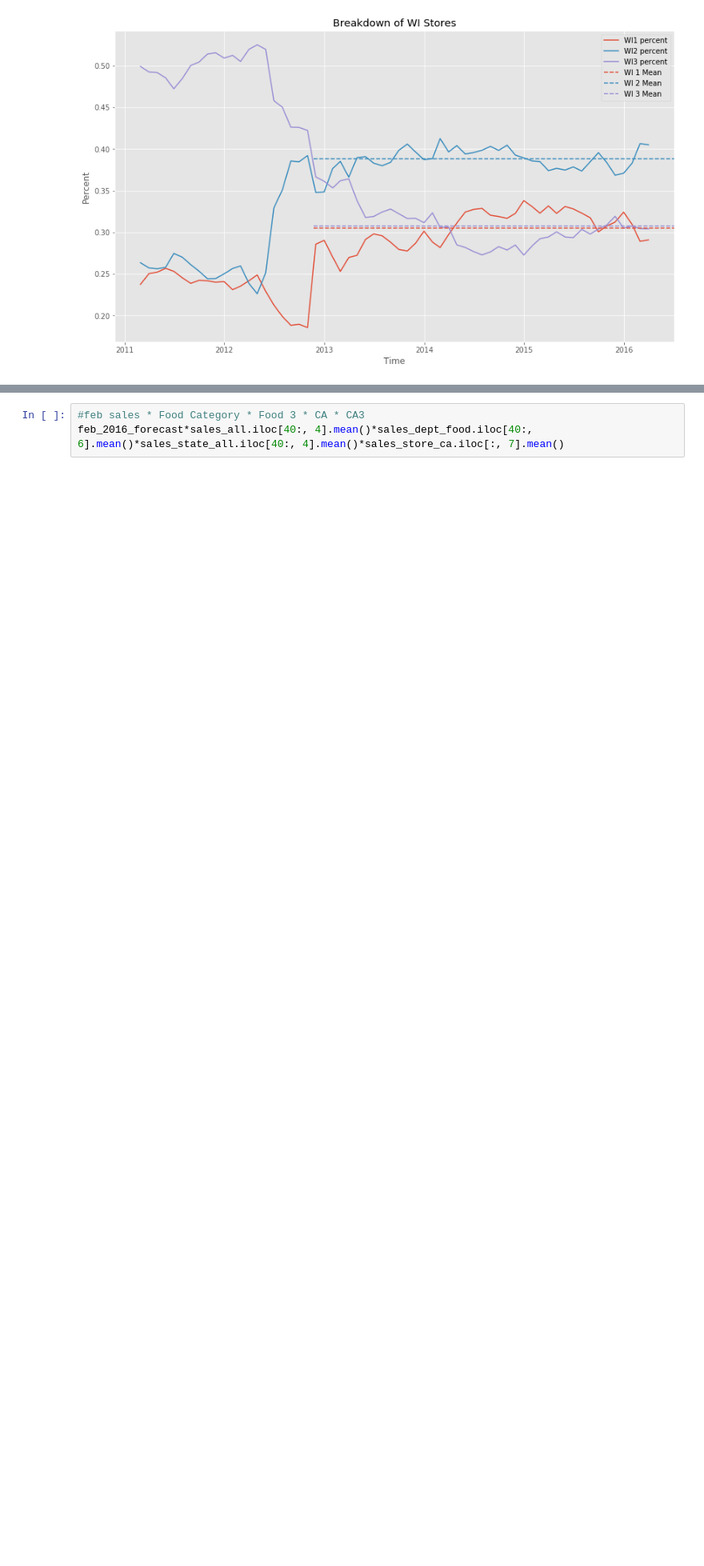
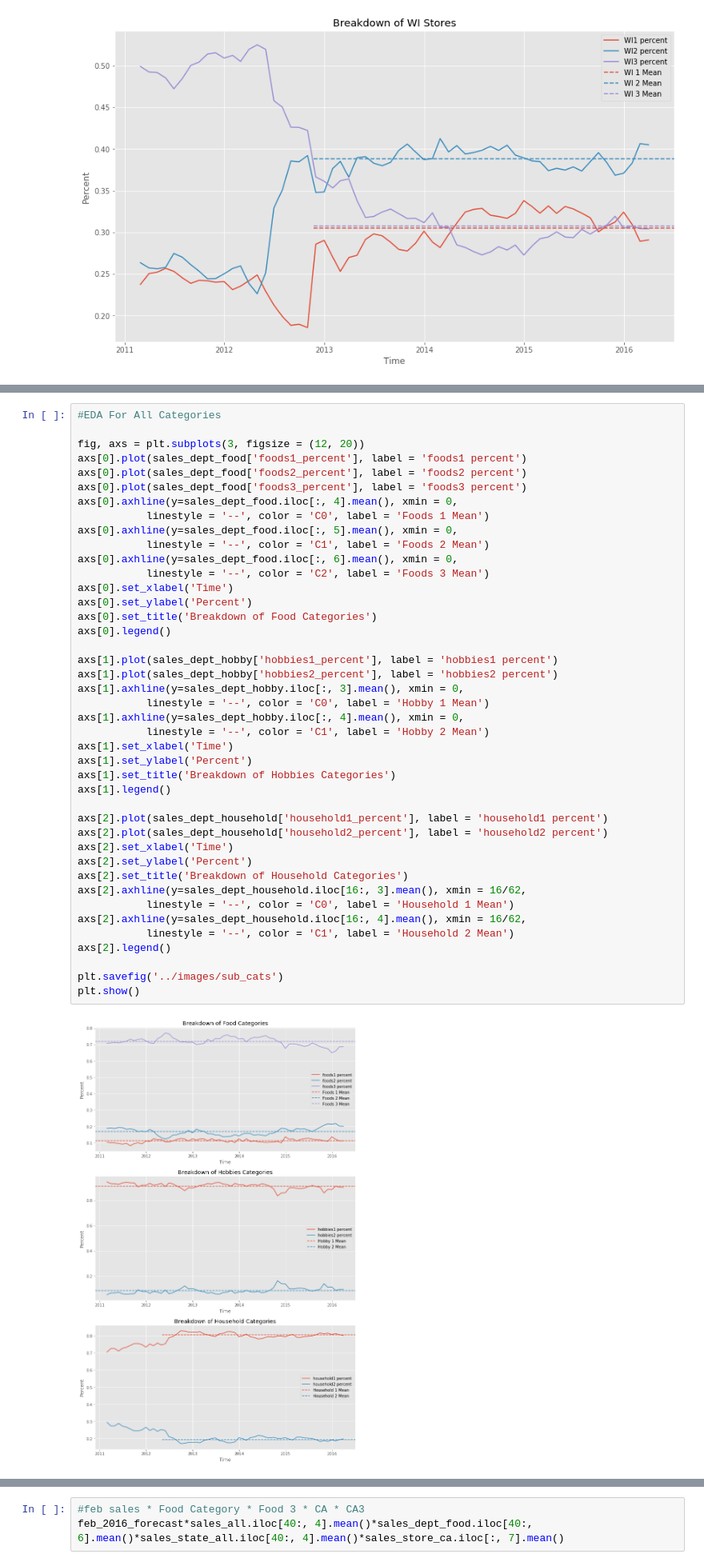
Before and after one commit to alecjonas/Forecasting_Walmart_Sales, a Jupyter notebook: notebooks/forecasting_and_eda1.ipynb, the cells around one changed output, grey strips where cells are left out. Shown at 80% size. Cells and saved outputs as stored; diff of their text form; blank space fills up the shorter version.

```diff
--- a/notebooks/forecasting_and_eda1.ipynb
+++ b/notebooks/forecasting_and_eda1.ipynb
@@ -892,0 +927,44 @@ plt.show()
+# %%
+#EDA For All Categories
+
+fig, axs = plt.subplots(3, figsize = (12, 20))
+axs[0].plot(sales_dept_food['foods1_percent'], label = 'foods1 percent')
+axs[0].plot(sales_dept_food['foods2_percent'], label = 'foods2 percent')
+axs[0].plot(sales_dept_food['foods3_percent'], label = 'foods3 percent')
+axs[0].axhline(y=sales_dept_food.iloc[:, 4].mean(), xmin = 0,
+           linestyle = '--', color = 'C0', label = 'Foods 1 Mean')
+axs[0].axhline(y=sales_dept_food.iloc[:, 5].mean(), xmin = 0,
+           linestyle = '--', color = 'C1', label = 'Foods 2 Mean')
+axs[0].axhline(y=sales_dept_food.iloc[:, 6].mean(), xmin = 0,
+           linestyle = '--', color = 'C2', label = 'Foods 3 Mean')
+axs[0].set_xlabel('Time')
+axs[0].set_ylabel('Percent')
+axs[0].set_title('Breakdown of Food Categories')
+axs[0].legend()
+
+axs[1].plot(sales_dept_hobby['hobbies1_percent'], label = 'hobbies1 percent')
+axs[1].plot(sales_dept_hobby['hobbies2_percent'], label = 'hobbies2 percent')
+axs[1].axhline(y=sales_dept_hobby.iloc[:, 3].mean(), xmin = 0,
+           linestyle = '--', color = 'C0', label = 'Hobby 1 Mean')
+axs[1].axhline(y=sales_dept_hobby.iloc[:, 4].mean(), xmin = 0,
+           linestyle = '--', color = 'C1', label = 'Hobby 2 Mean')
+axs[1].set_xlabel('Time')
+axs[1].set_ylabel('Percent')
+axs[1].set_title('Breakdown of Hobbies Categories')
+axs[1].legend()
+
+axs[2].plot(sales_dept_household['household1_percent'], label = 'household1 percent')
+axs[2].plot(sales_dept_household['household2_percent'], label = 'household2 percent')
+axs[2].set_xlabel('Time')
+axs[2].set_ylabel('Percent')
+axs[2].set_title('Breakdown of Household Categories')
+axs[2].axhline(y=sales_dept_household.iloc[16:, 3].mean(), xmin = 16/62,
+           linestyle = '--', color = 'C0', label = 'Household 1 Mean')
+axs[2].axhline(y=sales_dept_household.iloc[16:, 4].mean(), xmin = 16/62,
+           linestyle = '--', color = 'C1', label = 'Household 2 Mean')
+axs[2].legend()
+
+plt.savefig('../images/sub_cats')
+plt.show()
+# %% [output]
+[figure, added]
```
Also changed, not shown: parts of 3 cells of this notebook, 6 other files.
